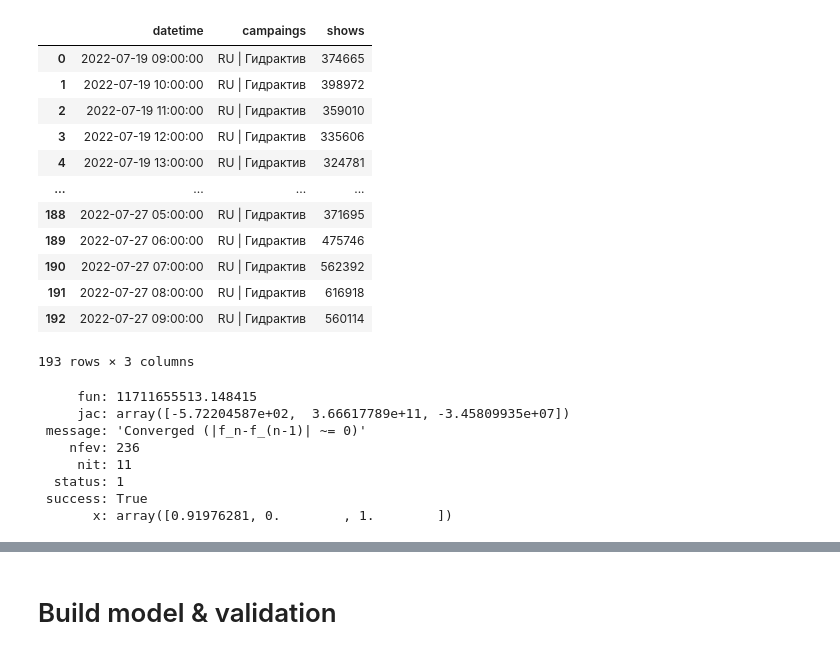
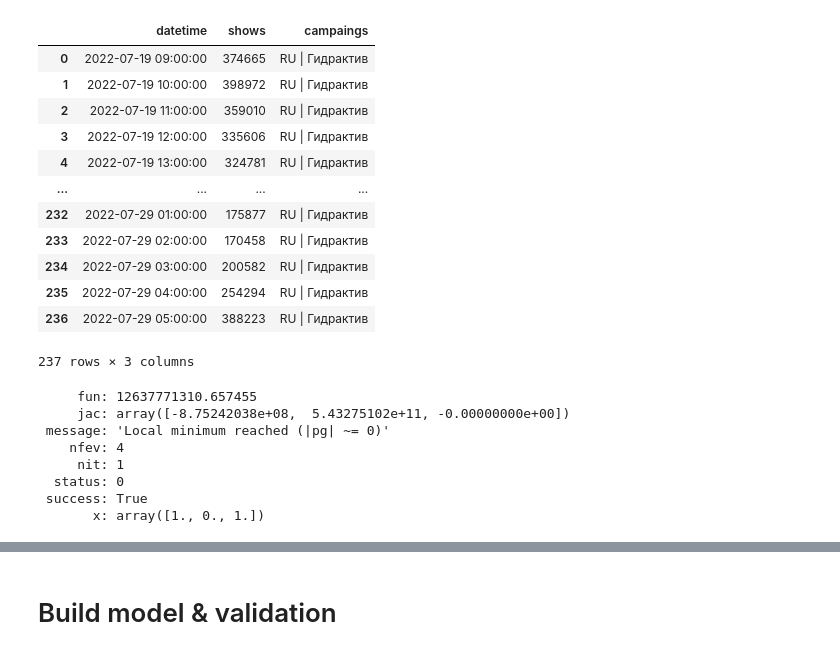
Before and after one commit to minitower/calculatorShows, a Jupyter notebook: shell2.ipynb, the cells around one changed output, grey strips where cells are left out. Cells and saved outputs as stored; diff of their text form; code cells hidden in the pictures.

```diff
--- a/shell2.ipynb
+++ b/shell2.ipynb
@@ -10,12 +10,11 @@ import pandas as pd
 import clickhouse_driver as ch
 from hw import HoltWinters
 
-with open('q2.sql', 'r') as f:
+with open('./queries/q.sql', 'r') as f:
     q = f.read()
-
+q=q.replace('${NAME}', 'RU | Гидрактив')
 sqlCH = ch.Client(host="192.168.235.72",
                     user="valferov",
                     password="bUfMupl1kDgK1337")
 
 df = pd.DataFrame(sqlCH.execute(q))
-df.to_csv('test.csv')
@@ -22,33 +37,31 @@ df.to_csv('test.csv')
 # %%
-df.columns = ['datetime', 'campaings', 'shows']
+df.columns = ['datetime', 'shows', 'campaings']
 
-campaigns = df['campaings'].drop_duplicates()
-test = df.loc[df['campaings'] == campaigns[0]]
-test = test.sort_values('datetime')
+test = df.sort_values('datetime')
 test = test.drop(test.loc[test['shows'] == 0].index)\
             .drop(test.index.values[-5:])\
             .reset_index().drop('index', axis=1)
 test['datetime'] = pd.to_datetime(test['datetime'])
 test
 # %% [output]
-|  | datetime | campaings | shows |
-| 0 | 2022-07-19 09:00:00 | RU | Гидрактив | 374665 |
-| 1 | 2022-07-19 10:00:00 | RU | Гидрактив | 398972 |
-| 2 | 2022-07-19 11:00:00 | RU | Гидрактив | 359010 |
-| 3 | 2022-07-19 12:00:00 | RU | Гидрактив | 335606 |
-| 4 | 2022-07-19 13:00:00 | RU | Гидрактив | 324781 |
+|  | datetime | shows | campaings |
+| 0 | 2022-07-19 09:00:00 | 374665 | RU | Гидрактив |
+| 1 | 2022-07-19 10:00:00 | 398972 | RU | Гидрактив |
+| 2 | 2022-07-19 11:00:00 | 359010 | RU | Гидрактив |
+| 3 | 2022-07-19 12:00:00 | 335606 | RU | Гидрактив |
+| 4 | 2022-07-19 13:00:00 | 324781 | RU | Гидрактив |
 | ... | ... | ... | ... |
-| 188 | 2022-07-27 05:00:00 | RU | Гидрактив | 371695 |
-| 189 | 2022-07-27 06:00:00 | RU | Гидрактив | 475746 |
-| 190 | 2022-07-27 07:00:00 | RU | Гидрактив | 562392 |
-| 191 | 2022-07-27 08:00:00 | RU | Гидрактив | 616918 |
-| 192 | 2022-07-27 09:00:00 | RU | Гидрактив | 560114 |
+| 232 | 2022-07-29 01:00:00 | 175877 | RU | Гидрактив |
+| 233 | 2022-07-29 02:00:00 | 170458 | RU | Гидрактив |
+| 234 | 2022-07-29 03:00:00 | 200582 | RU | Гидрактив |
+| 235 | 2022-07-29 04:00:00 | 254294 | RU | Гидрактив |
+| 236 | 2022-07-29 05:00:00 | 388223 | RU | Гидрактив |
-193 rows × 3 columns
+237 rows × 3 columns
 # %%
 from scipy.optimize import minimize
 from cross_val import CVScore
 
-x=[0,0,0]
+x=[1,0,1]
 
 timeseriesCV = CVScore(test['shows'])
 
@@ -57,11 +70,11 @@ opt = minimize(timeseriesCV.timeseriesCVscore, x0=x, method='TNC',
 
 opt
 # %% [output]
-     fun: 11711655513.148415
-     jac: array([-5.72204587e+02,  3.66617789e+11, -3.45809935e+07])
- message: 'Converged (|f_n-f_(n-1)| ~= 0)'
-    nfev: 236
-     nit: 11
-  status: 1
+     fun: 12637771310.657455
+     jac: array([-8.75242038e+08,  5.43275102e+11, -0.00000000e+00])
+ message: 'Local minimum reached (|pg| ~= 0)'
+    nfev: 4
+     nit: 1
+  status: 0
  success: True
-       x: array([0.91976281, 0.        , 1.        ])
+       x: array([1., 0., 1.])
```
Also changed, not shown: parts of 5 cells of this notebook, 17 other files.
